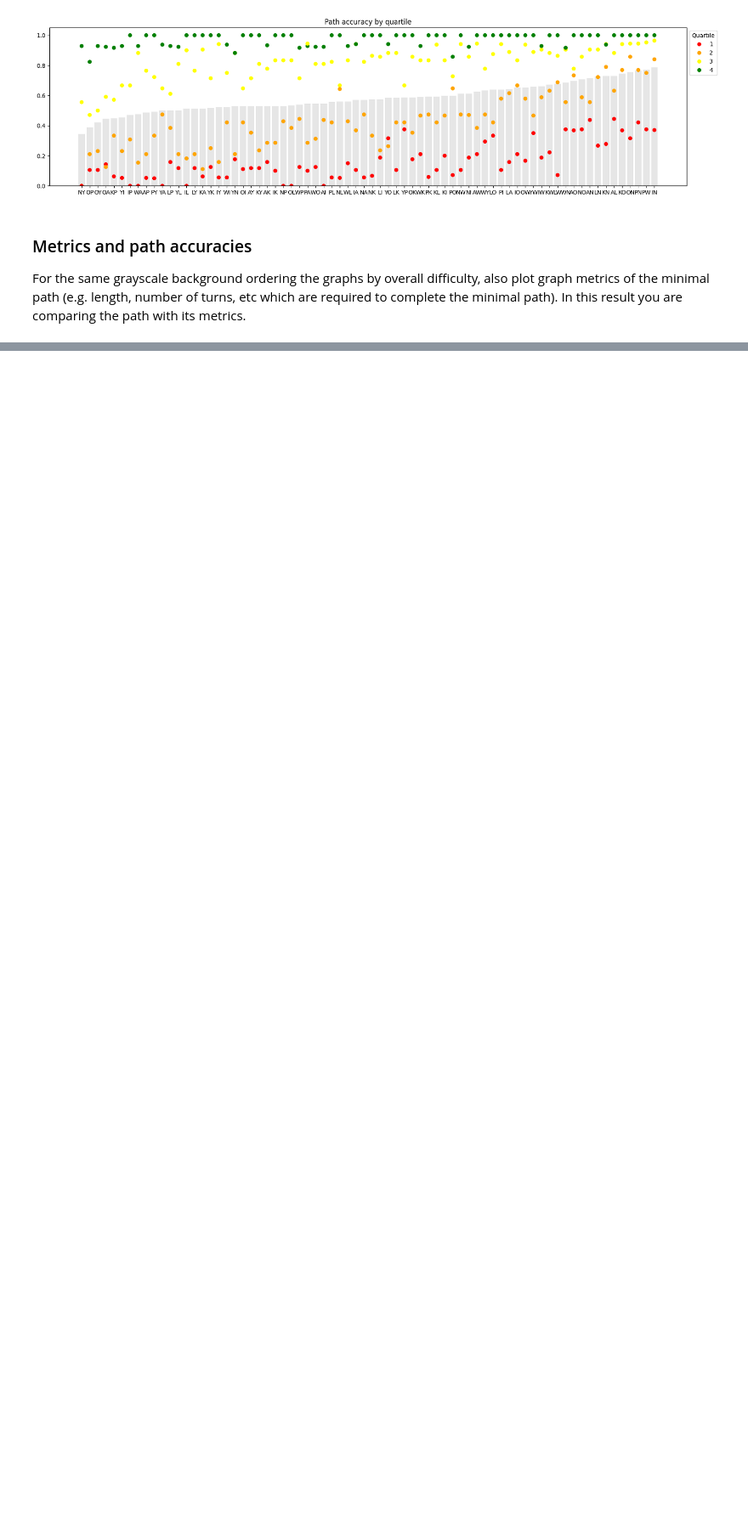
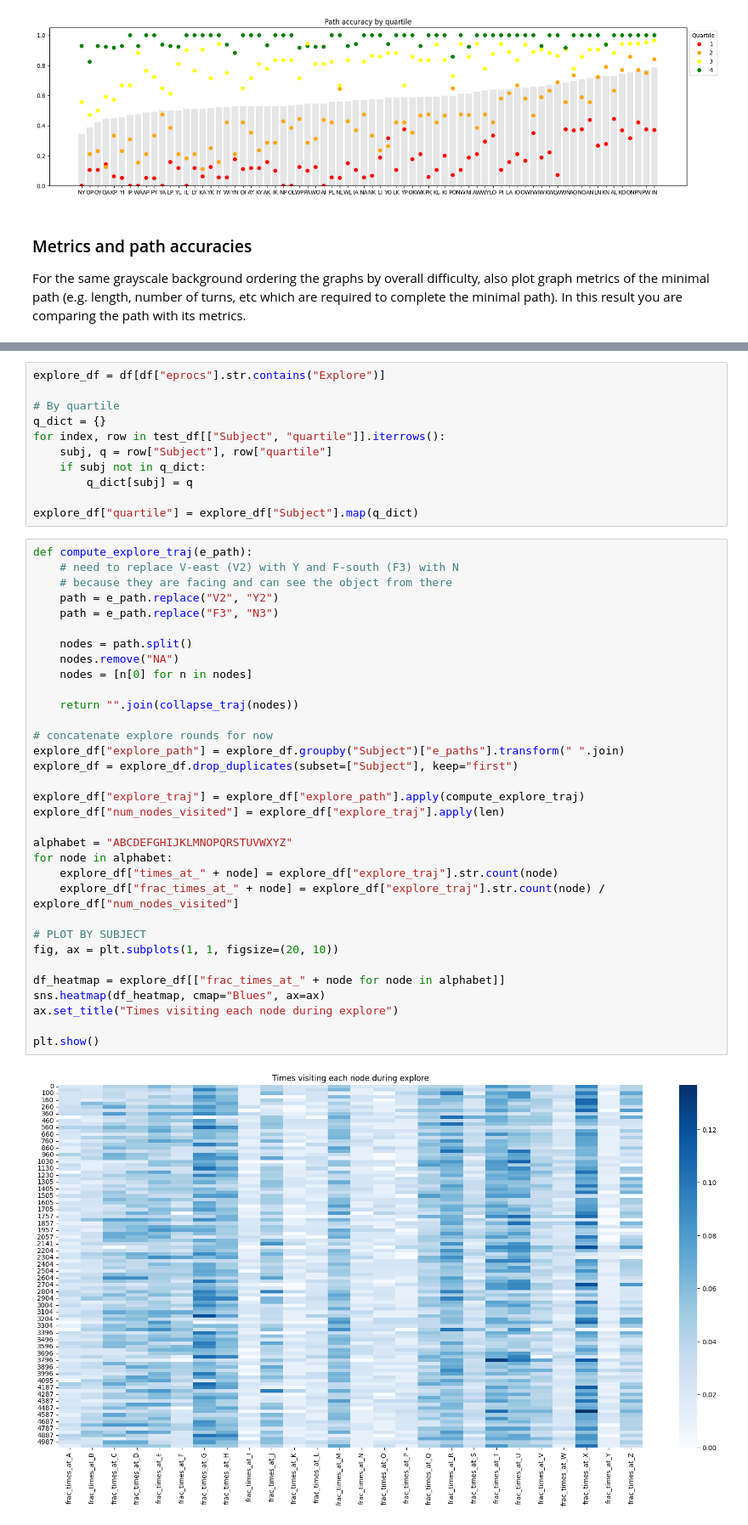
Before and after one commit to geometric-intelligence/mazedyn, a Jupyter notebook: mazedyn/path_analysis.ipynb, the cells around one changed output, grey strips where cells are left out. Shown: that part at 85% size. Drawn from its saved outputs; the diff is of its cells as text; blank space fills up the shorter version.

```diff
--- a/mazedyn/path_analysis.ipynb
+++ b/mazedyn/path_analysis.ipynb
@@ -96,0 +224,46 @@ You could also superimpose which fraction take the minimal by quartile and overa
+# %%
+explore_df = df[df["eprocs"].str.contains("Explore")]
+
+# By quartile
+q_dict = {}
+for index, row in test_df[["Subject", "quartile"]].iterrows():
+    subj, q = row["Subject"], row["quartile"]
+    if subj not in q_dict:
+        q_dict[subj] = q
+
+explore_df["quartile"] = explore_df["Subject"].map(q_dict)
+# %%
+def compute_explore_traj(e_path):
+    # need to replace V-east (V2) with Y and F-south (F3) with N
+    # because they are facing and can see the object from there
+    path = e_path.replace("V2", "Y2")
+    path = e_path.replace("F3", "N3")
+
+    nodes = path.split()
+    nodes.remove("NA")
+    nodes = [n[0] for n in nodes]
+
+    return "".join(collapse_traj(nodes))
+
+# concatenate explore rounds for now
+explore_df["explore_path"] = explore_df.groupby("Subject")["e_paths"].transform(" ".join)
+explore_df = explore_df.drop_duplicates(subset=["Subject"], keep="first")
+
+explore_df["explore_traj"] = explore_df["explore_path"].apply(compute_explore_traj)
+explore_df["num_nodes_visited"] = explore_df["explore_traj"].apply(len)
+
+alphabet = "ABCDEFGHIJKLMNOPQRSTUVWXYZ"
+for node in alphabet:
+    explore_df["times_at_" + node] = explore_df["explore_traj"].str.count(node)
+    explore_df["frac_times_at_" + node] = explore_df["explore_traj"].str.count(node) / explore_df["num_nodes_visited"]
+
+# PLOT BY SUBJECT
+fig, ax = plt.subplots(1, 1, figsize=(20, 10))
+
+df_heatmap = explore_df[["frac_times_at_" + node for node in alphabet]]
+sns.heatmap(df_heatmap, cmap="Blues", ax=ax)
+ax.set_title("Times visiting each node during explore")
+
+plt.show()
+# %% [output]
+[figure, added]
```
Also changed, not shown: parts of 21 cells of this notebook, 2 other files.
